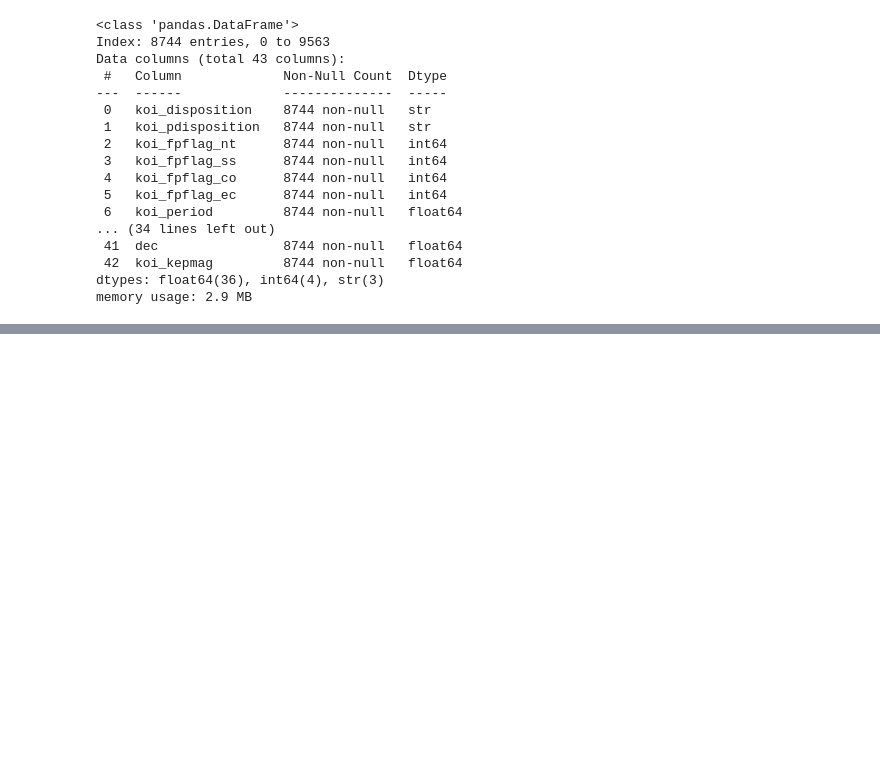
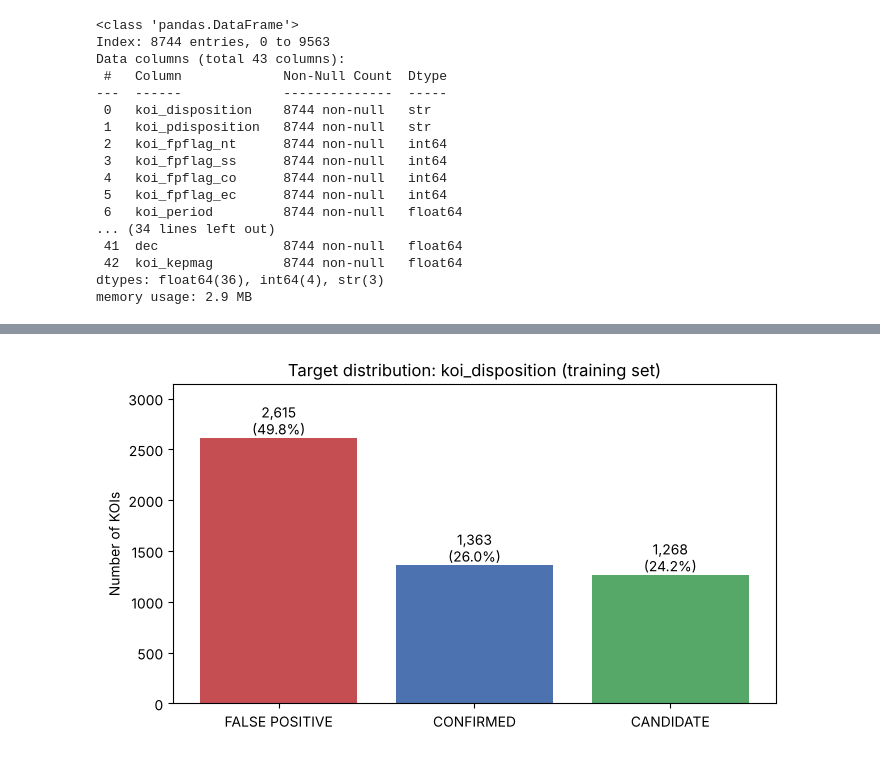
Before and after one commit to ayoajimuda/machine-learning, a Jupyter notebook: notebooks/clas/exoplanet_search.ipynb, the cells around one changed output, grey strips where cells are left out. Drawn from its saved outputs; the diff is of its cells as text; code cells hidden in the pictures; blank space fills up the shorter version.

Commit message:
finished: Classification

```diff
--- a/notebooks/clas/exoplanet_search.ipynb
+++ b/notebooks/clas/exoplanet_search.ipynb
@@ -88,7 +88,7 @@ from sklearn.ensemble import RandomForestClassifier, RandomForestRegressor
 from sklearn.metrics import accuracy_score, recall_score
 from sklearn.metrics import mean_absolute_error, mean_squared_error, r2_score
 # %%
-DATA_PATH = "../datasets/"
+DATA_PATH = "../../datasets/classification/"
 kep = pd.read_csv(DATA_PATH + "cumulative.csv")
 print(kep.shape)
 kep.head()
@@ -159,0 +200,18 @@ unique_values =
+# %%
+train = X_train.copy()
+train["koi_disposition"] = y_train
+
+counts = train["koi_disposition"].value_counts()
+share = (counts / counts.sum() * 100).round(1)
+
+fig, ax = plt.subplots(figsize=(7, 4))
+bars = ax.bar(counts.index, counts.values, color=["#C44E52", "#4C72B0", "#55A868"])
+for bar, n, p in zip(bars, counts.values, share.values):
+    ax.text(bar.get_x() + bar.get_width() / 2, n, f"{n:,}\n({p}%)", ha="center", va="bottom")
+ax.set_title("Target distribution: koi_disposition (training set)")
+ax.set_ylabel("Number of KOIs")
+ax.set_ylim(0, counts.max() * 1.2)
+plt.tight_layout()
+plt.show()
+# %% [output]
+[figure, added]
```
Also changed, not shown: parts of 87 cells of this notebook, 3 other files.
